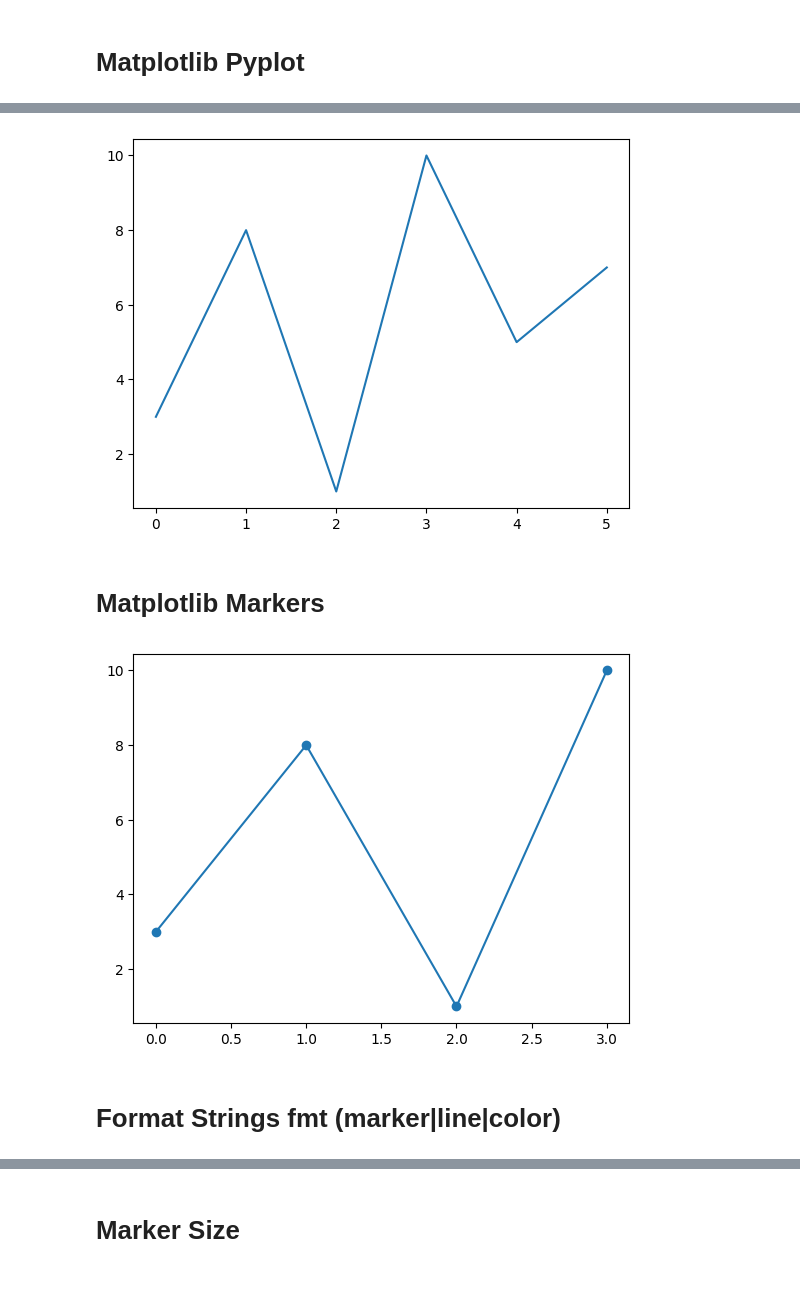
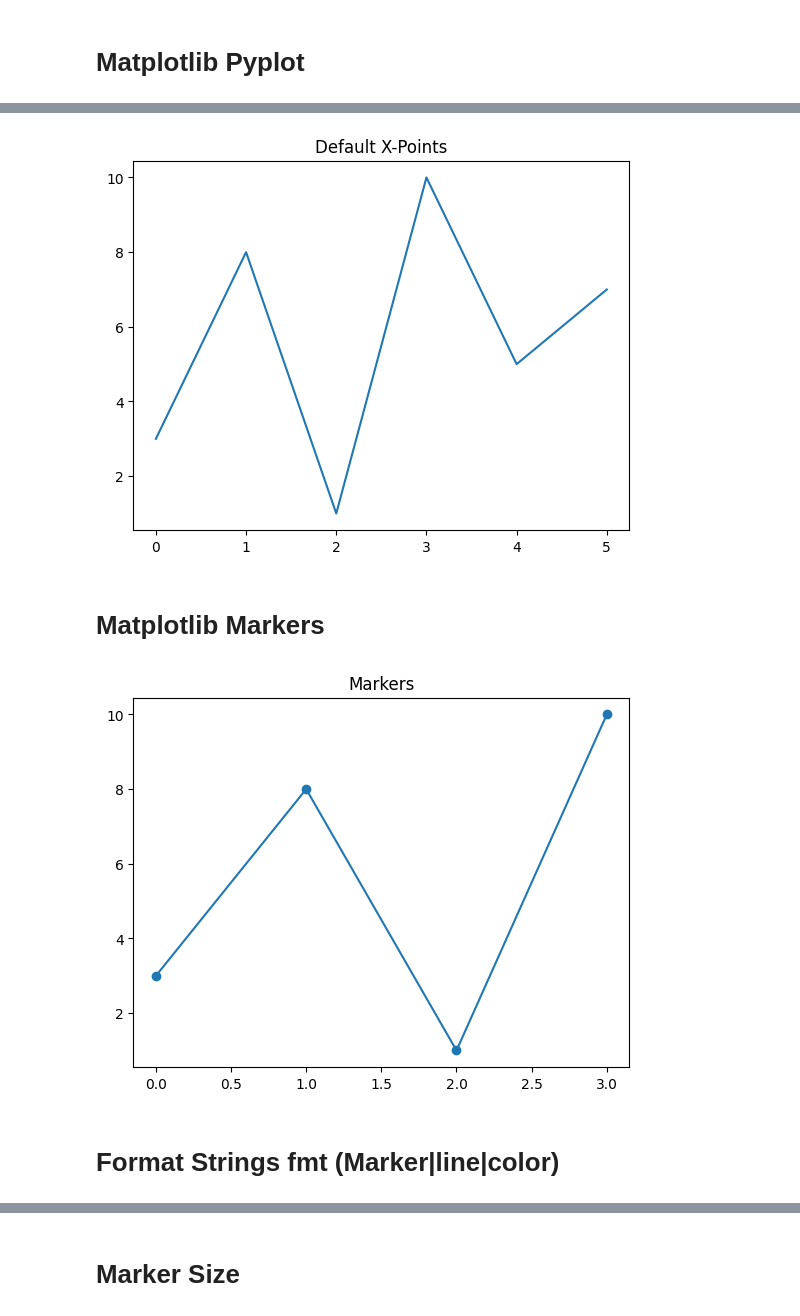
Before and after one commit to HosseinPashapour/Assignment_37, a Jupyter notebook: Matplotlib.ipynb, the cells around one changed output, grey strips where cells are left out. Cells and saved outputs as stored; diff of their text form; code cells hidden in the pictures; blank space fills up the shorter version.

```diff
--- a/Matplotlib.ipynb
+++ b/Matplotlib.ipynb
@@ -29,20 +46,20 @@ plt.show()
 # %%
 ypoints = np.array([3, 8, 1, 10, 5, 7])
-
+plt.title("Default X-Points")
 plt.plot(ypoints)
 plt.show()
 # %% [output]
-[figure, old version]
+[figure, new version]
 # %% [markdown]
 # Matplotlib Markers
 # %%
 ypoints = np.array([3, 8, 1, 10])
-
+plt.title("Markers")
 plt.plot(ypoints, marker = 'o')
 plt.show()
 # %% [output]
-[figure, old version]
+[figure, new version]
 # %% [markdown]
-# Format Strings fmt  (marker|line|color)
+# Format Strings fmt  (Marker|line|color)
 # %%
 ypoints = np.array([3, 8, 1, 10])
```
Also changed, not shown: parts of 45 cells of this notebook, 10 other files.
